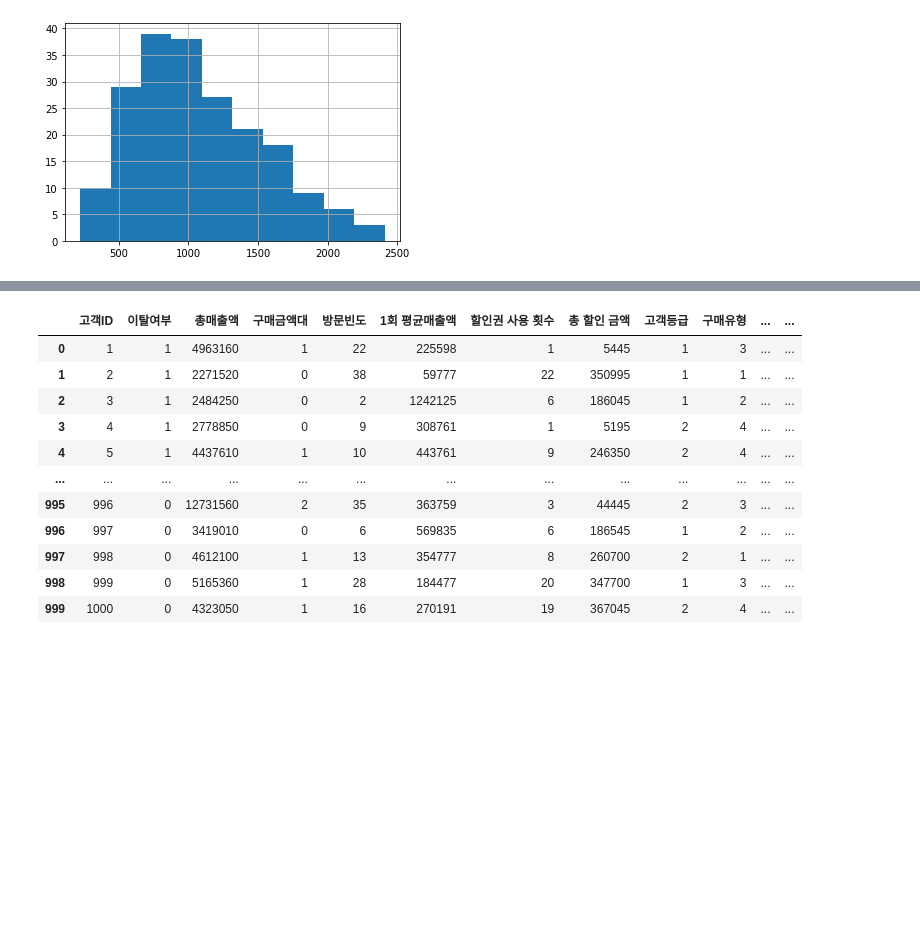
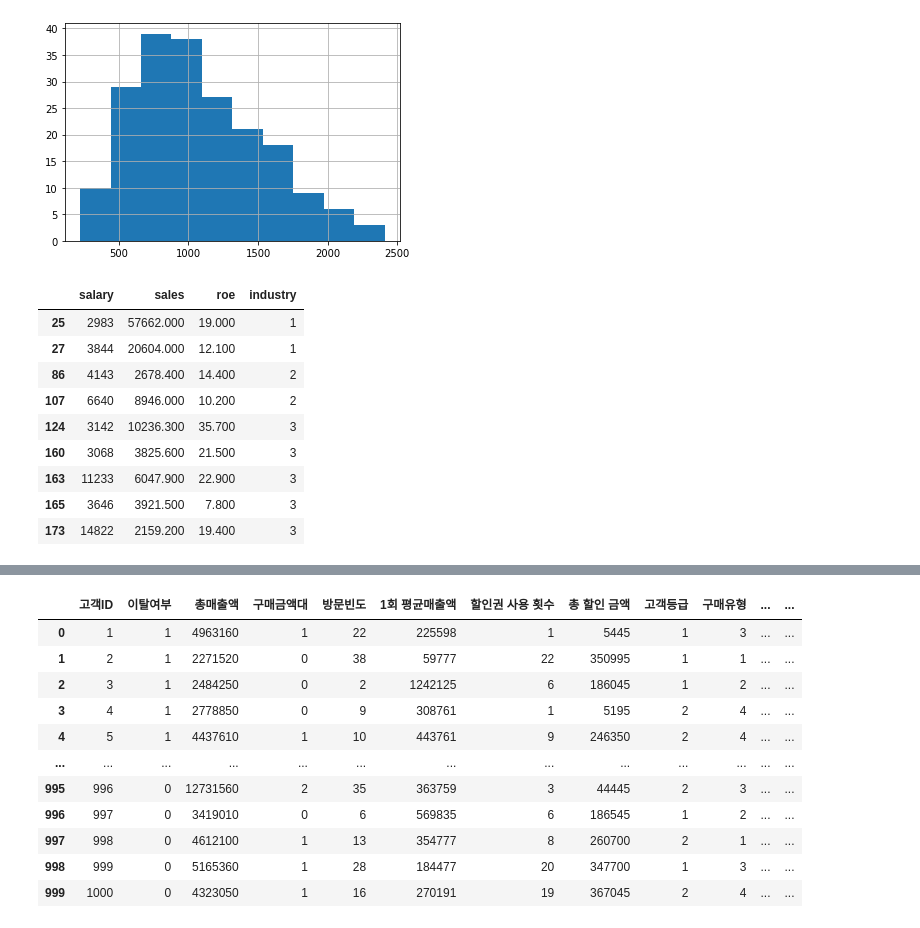
Before and after one commit to hyeokjun0804/HJ_BigData_Maketing_Course, a Jupyter notebook: 20230103빅데이터_마케팅.ipynb, the cells around one changed output, grey strips where cells are left out. Saved outputs shown, nothing was run; the diff lists cells and outputs as text; code cells hidden in the pictures; blank space fills up the shorter version.

```diff
--- a/20230103빅데이터_마케팅.ipynb
+++ b/20230103빅데이터_마케팅.ipynb
@@ -62,3 +62,17 @@ data_IQR["salary"].hist()
 # %% [output]
 <matplotlib.axes._subplots.AxesSubplot at 0x...>
 [figure]
+# %%
+data_outlier=df_salary[(df_salary["salary"]>q3+IQR*1.5)]
+data_outlier
+# %% [output]
+|  | salary | sales | roe | industry |
+| 25 | 2983 | 57662.000 | 19.000 | 1 |
+| 27 | 3844 | 20604.000 | 12.100 | 1 |
+| 86 | 4143 | 2678.400 | 14.400 | 2 |
+| 107 | 6640 | 8946.000 | 10.200 | 2 |
+| 124 | 3142 | 10236.300 | 35.700 | 3 |
+| 160 | 3068 | 3825.600 | 21.500 | 3 |
+| 163 | 11233 | 6047.900 | 22.900 | 3 |
+| 165 | 3646 | 3921.500 | 7.800 | 3 |
+| 173 | 14822 | 2159.200 | 19.400 | 3 |
```
Also changed, not shown: parts of 4 cells of this notebook.
